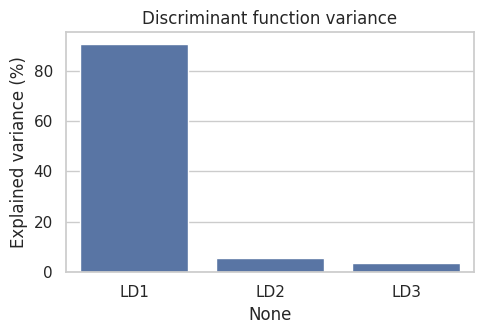
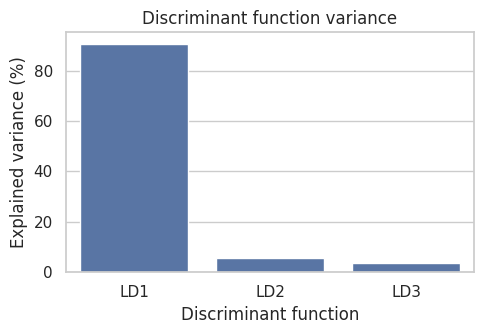
The notebook cell's code change between the first figure and the second:
--- before
+++ after
@@ -4,3 +4,4 @@
 plt.title("Discriminant function variance")
 plt.tight_layout()
+plt.xlabel("Discriminant function")
 plt.show()

Commit: final